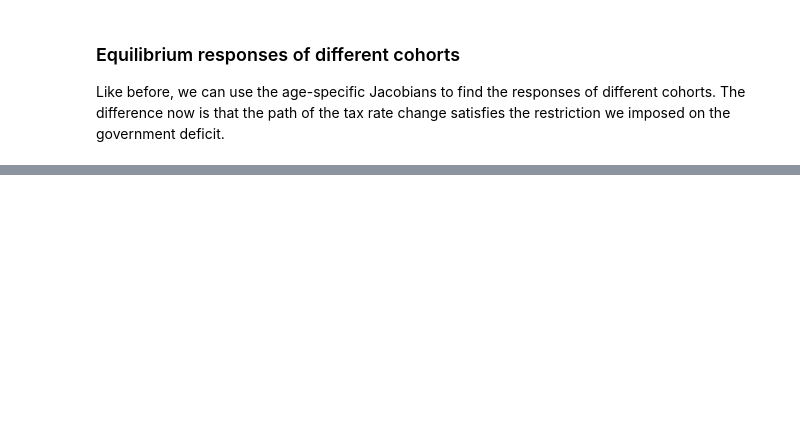
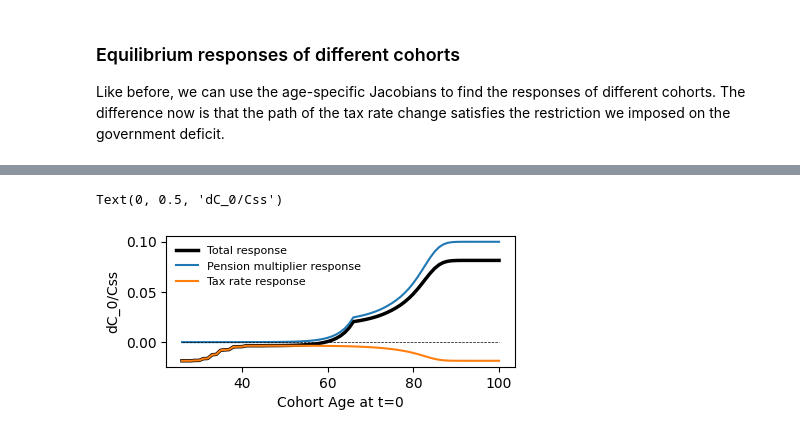
Before and after one commit to Mv77/LC-SSJ_public, a Jupyter notebook: demo.ipynb, the cells around one changed output, grey strips where cells are left out. Cells and saved outputs as stored; diff of their text form; code cells hidden in the pictures; blank space fills up the shorter version.

```diff
--- a/demo.ipynb
+++ b/demo.ipynb
@@ -588,0 +676,36 @@ if export_plots:
+# %%
+c_0_decomp = {
+    name : age_jacs[name]['c'][:, 0, :] @ td[name] for name in ['tax_rate', 'pension_mult']
+}
+
+# Get the age-specific steady state consumption to express as percentage
+c_ss = np.array(
+    [np.sum(d*c) for d, c in zip(ss_dstn, out_points['c'])]
+)[:-1]
+
+# Plot the decomposition of the initial consumption response
+# as an area plot with stacking mechanisms
+fig, ax = plt.subplots(1,1,figsize=(4.5, 1.7))
+ax.plot(
+    age_vec, (c_0_decomp['pension_mult'] + c_0_decomp['tax_rate']) / c_ss,
+    label='Total response',
+    linewidth=2.5,
+    color='black',
+)
+ax.plot(
+    age_vec, c_0_decomp['pension_mult'] / c_ss,
+    label='Pension multiplier response',
+)
+ax.plot(
+    age_vec, c_0_decomp['tax_rate'] / c_ss,
+    label='Tax rate response',
+)
+ax.hlines(
+    0, age_vec[0], age_vec[-1], color='black', lw=0.5, ls='--'
+)
+ax.legend(loc='upper left', fontsize=8, frameon=False)
+ax.set_xlabel('Cohort Age at t=0')
+ax.set_ylabel('dC_0/Css')
+# %% [output]
+Text(0, 0.5, 'dC_0/Css')
+[figure, added]
```
Also changed, not shown: parts of 29 cells of this notebook.
